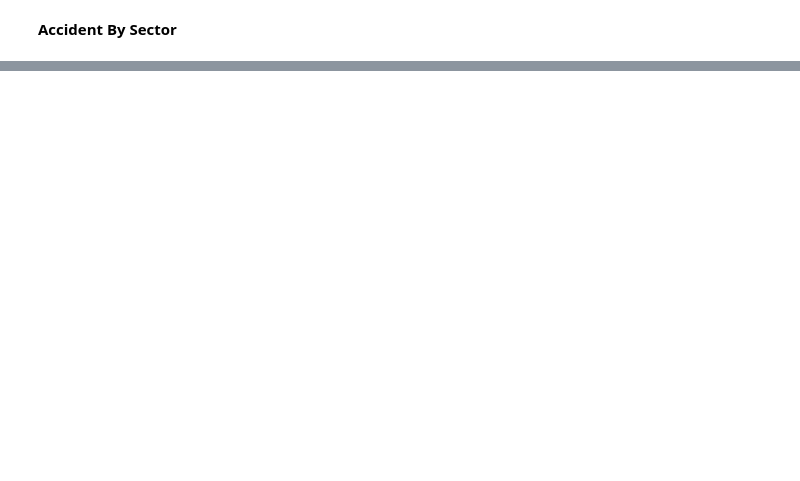
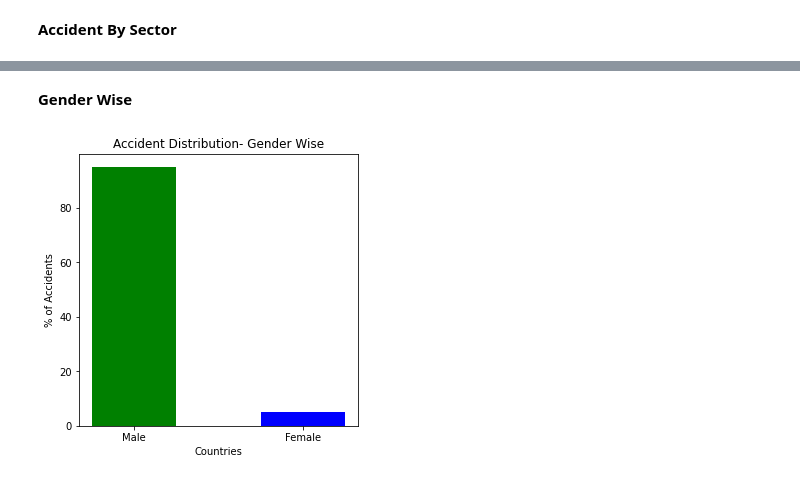
Before and after one commit to gauravpks/ml-repo, a Jupyter notebook: IndustrialSafetyDS/Industrial_Accident_Causal_Analysis.ipynb, the cells around one changed output, grey strips where cells are left out. Cells and saved outputs as stored; diff of their text form; code cells hidden in the pictures; blank space fills up the shorter version.

```diff
--- a/IndustrialSafetyDS/Industrial_Accident_Causal_Analysis.ipynb
+++ b/IndustrialSafetyDS/Industrial_Accident_Causal_Analysis.ipynb
@@ -209,0 +263,12 @@ plt.show()
+# %% [markdown]
+**Gender Wise**
+# %%
+gender_cnt = np.round(df['Gender'].value_counts(normalize=True) * 100)
+fig = plt.figure(figsize = (5, 5))
+plt.bar(gender_cnt.keys().values, gender_cnt.to_numpy(), color=[ 'green', 'blue'], width = 0.5)
+plt.xlabel("Countries")
+plt.ylabel("% of Accidents")
+plt.title("Accident Distribution- Gender Wise")
+plt.show()
+# %% [output]
+[figure, added]
```
Also changed, not shown: parts of 10 cells of this notebook.
